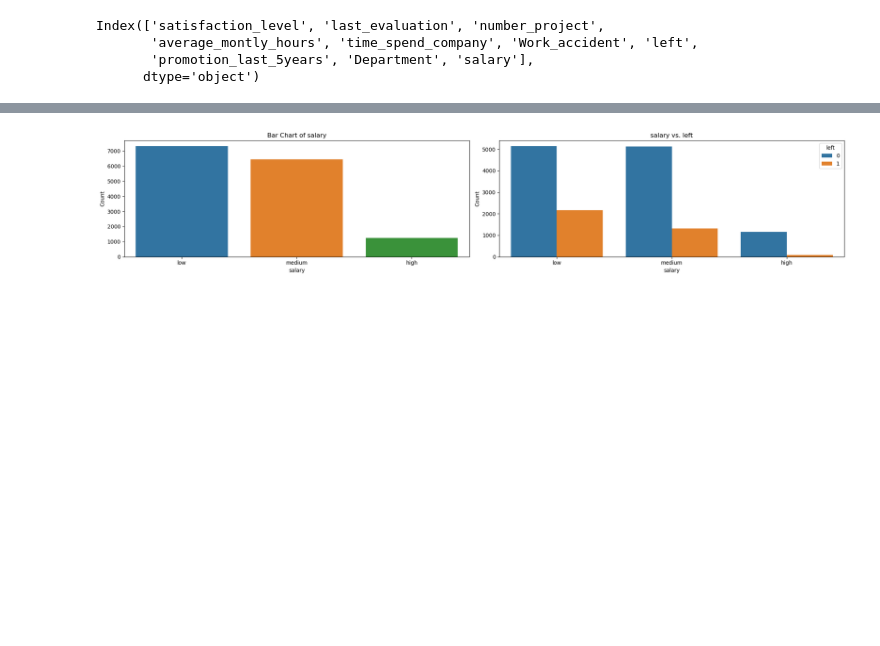
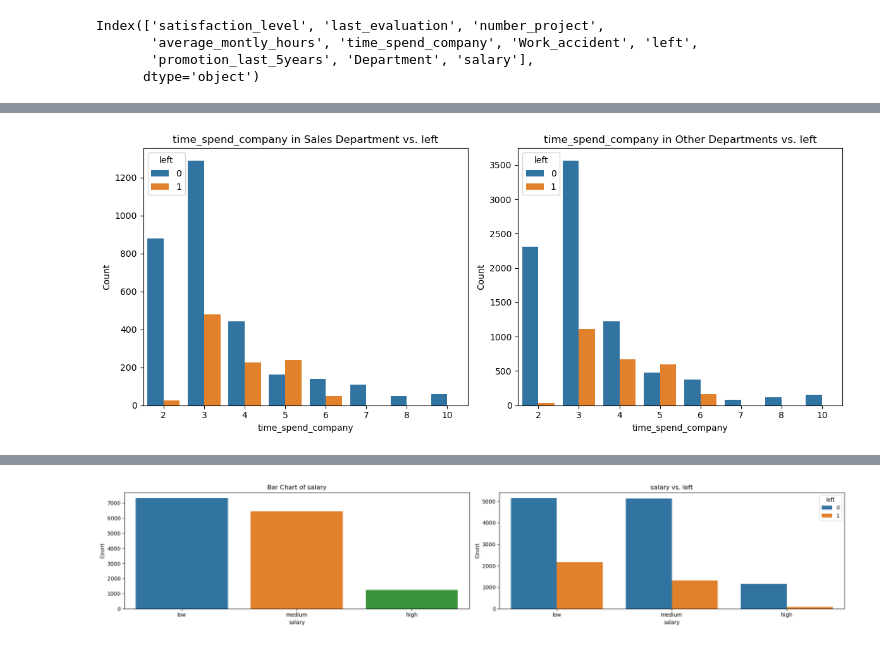
Before and after one commit to Emilly-Njue/HR-ANALYTICS, a Jupyter notebook: hr_analytics.ipynb, the cells around one changed output, grey strips where cells are left out. Cells and saved outputs as stored; diff of their text form; code cells hidden in the pictures; blank space fills up the shorter version.

```diff
--- a/hr_analytics.ipynb
+++ b/hr_analytics.ipynb
@@ -148,0 +201,4 @@ plot_bar_charts('Department', 'left')
+# %%
+plot_bar_charts_by_department('Department', 'left', 'time_spend_company')
+# %% [output]
+[figure, added]
```
Also changed, not shown: parts of 10 cells of this notebook.
